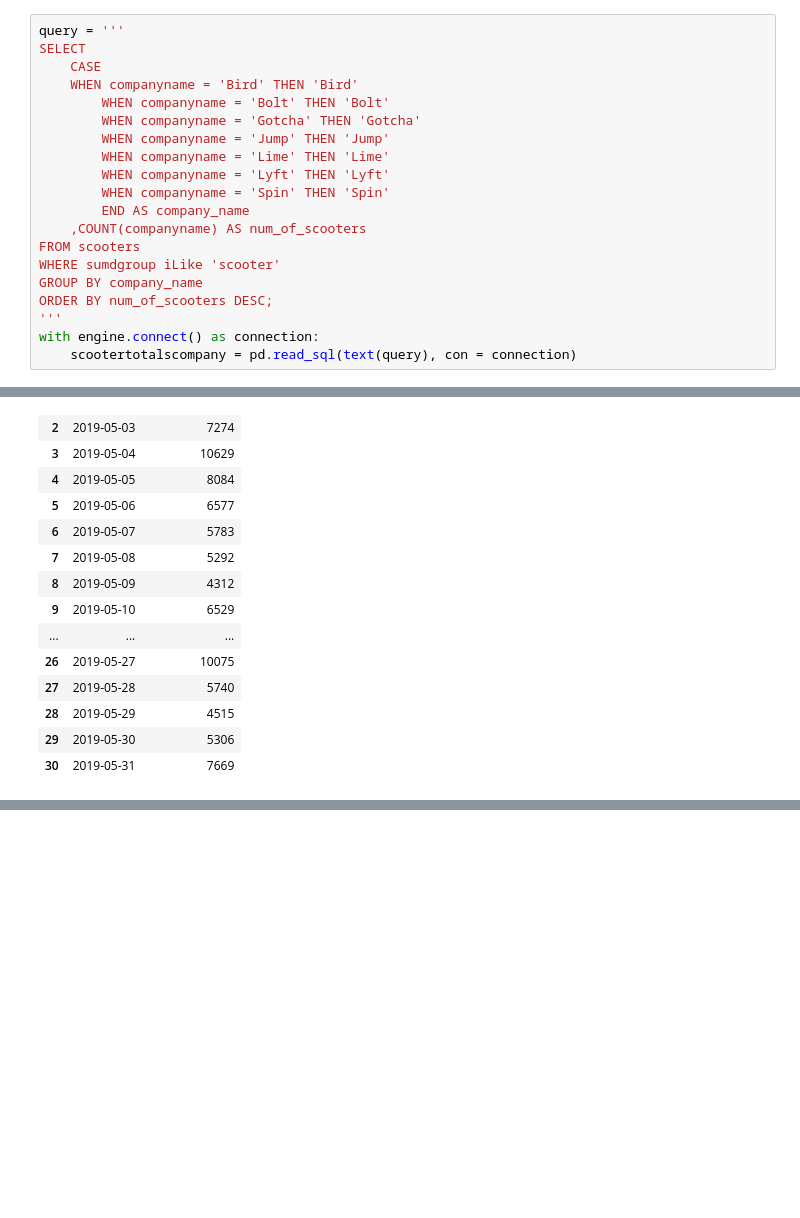
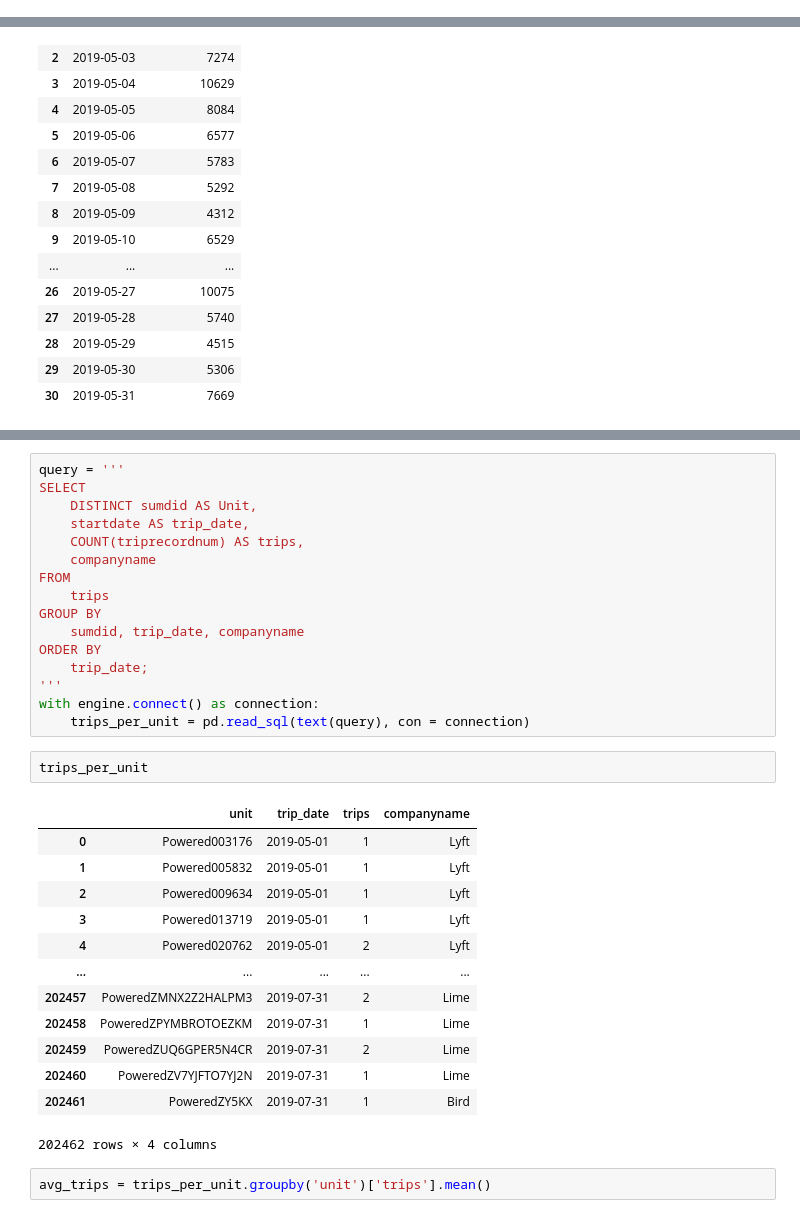
Before and after one commit to NSS-Data-Analytics-Cohort-11/scooters-supreme, a Jupyter notebook: notebook/scooters.ipynb, the cells around one changed output, grey strips where cells are left out. Saved outputs shown, nothing was run; the diff lists cells and outputs as text; blank space fills up the shorter version.

Commit message:
working on cleaning up querys

```diff
--- a/notebook/scooters.ipynb
+++ b/notebook/scooters.ipynb
@@ -174,20 +141,0 @@ mergedScooters.head()
-# %%
-query = '''
-SELECT
-	CASE
-	WHEN companyname = 'Bird' THEN 'Bird'
-		WHEN companyname = 'Bolt' THEN 'Bolt'
-		WHEN companyname = 'Gotcha' THEN 'Gotcha'
-		WHEN companyname = 'Jump' THEN 'Jump'
-		WHEN companyname = 'Lime' THEN 'Lime'
-		WHEN companyname = 'Lyft' THEN 'Lyft'
-		WHEN companyname = 'Spin' THEN 'Spin'
-		END AS company_name
- 	,COUNT(companyname) AS num_of_scooters
-FROM scooters
-WHERE sumdgroup iLike 'scooter'
-GROUP BY company_name
-ORDER BY num_of_scooters DESC;
-'''
-with engine.connect() as connection:
-    scootertotalscompany = pd.read_sql(text(query), con = connection)
@@ -320,0 +388,34 @@ trips.head()
+# %%
+query = '''
+SELECT
+	DISTINCT sumdid AS Unit,
+	startdate AS trip_date,
+	COUNT(triprecordnum) AS trips,
+	companyname
+FROM
+	trips
+GROUP BY
+	sumdid, trip_date, companyname
+ORDER BY
+	trip_date;
+'''
+with engine.connect() as connection:
+    trips_per_unit = pd.read_sql(text(query), con = connection)
+# %%
+trips_per_unit
+# %% [output]
+|  | unit | trip_date | trips | companyname |
+| 0 | Powered003176 | 2019-05-01 | 1 | Lyft |
+| 1 | Powered005832 | 2019-05-01 | 1 | Lyft |
+| 2 | Powered009634 | 2019-05-01 | 1 | Lyft |
+| 3 | Powered013719 | 2019-05-01 | 1 | Lyft |
+| 4 | Powered020762 | 2019-05-01 | 2 | Lyft |
+| ... | ... | ... | ... | ... |
+| 202457 | PoweredZMNX2Z2HALPM3 | 2019-07-31 | 2 | Lime |
+| 202458 | PoweredZPYMBROTOEZKM | 2019-07-31 | 1 | Lime |
+| 202459 | PoweredZUQ6GPER5N4CR | 2019-07-31 | 2 | Lime |
+| 202460 | PoweredZV7YJFTO7YJ2N | 2019-07-31 | 1 | Lime |
+| 202461 | PoweredZY5KX | 2019-07-31 | 1 | Bird |
+202462 rows × 4 columns
+# %%
+avg_trips = trips_per_unit.groupby('unit')['trips'].mean()
```
Also changed, not shown: parts of 52 cells of this notebook.
